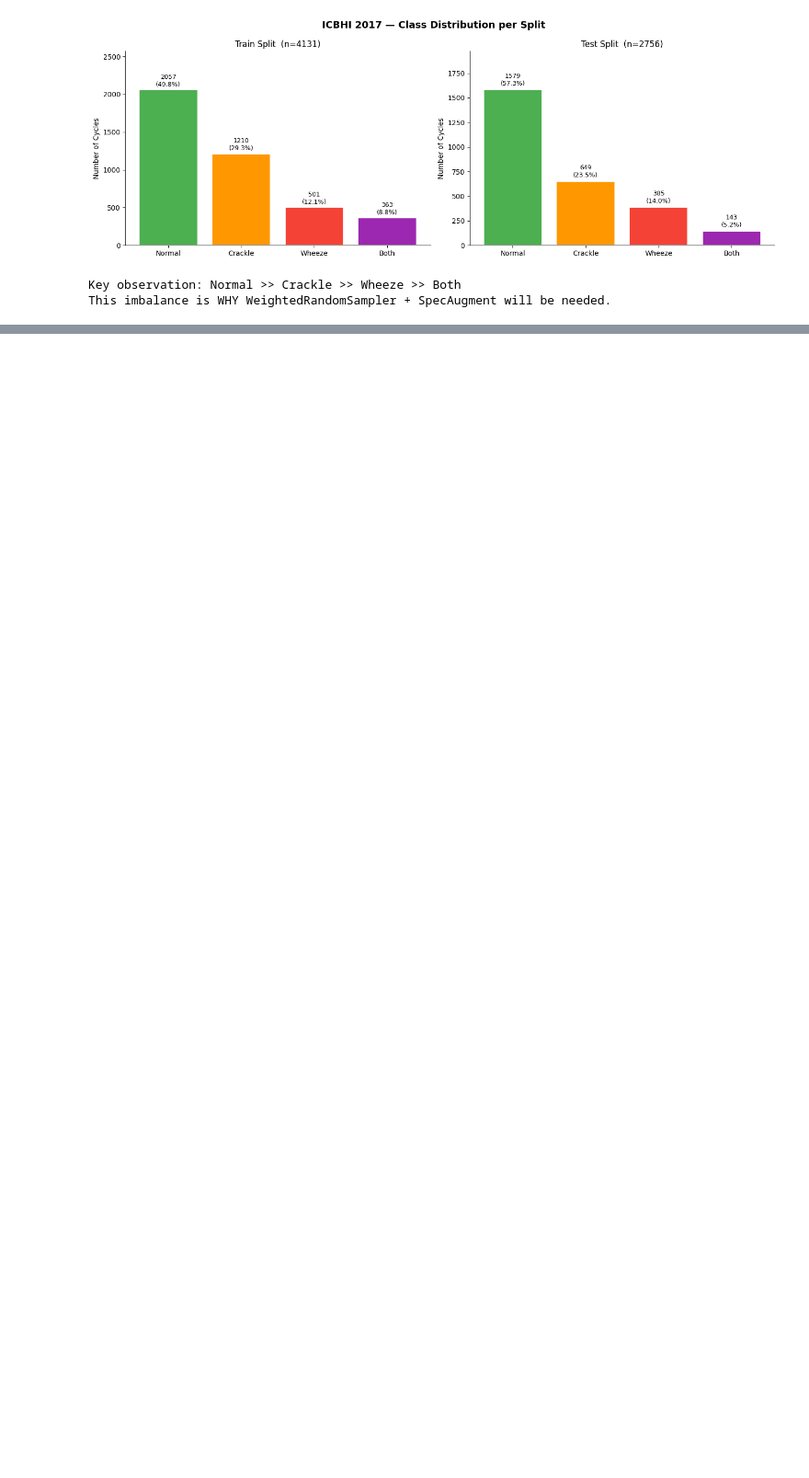
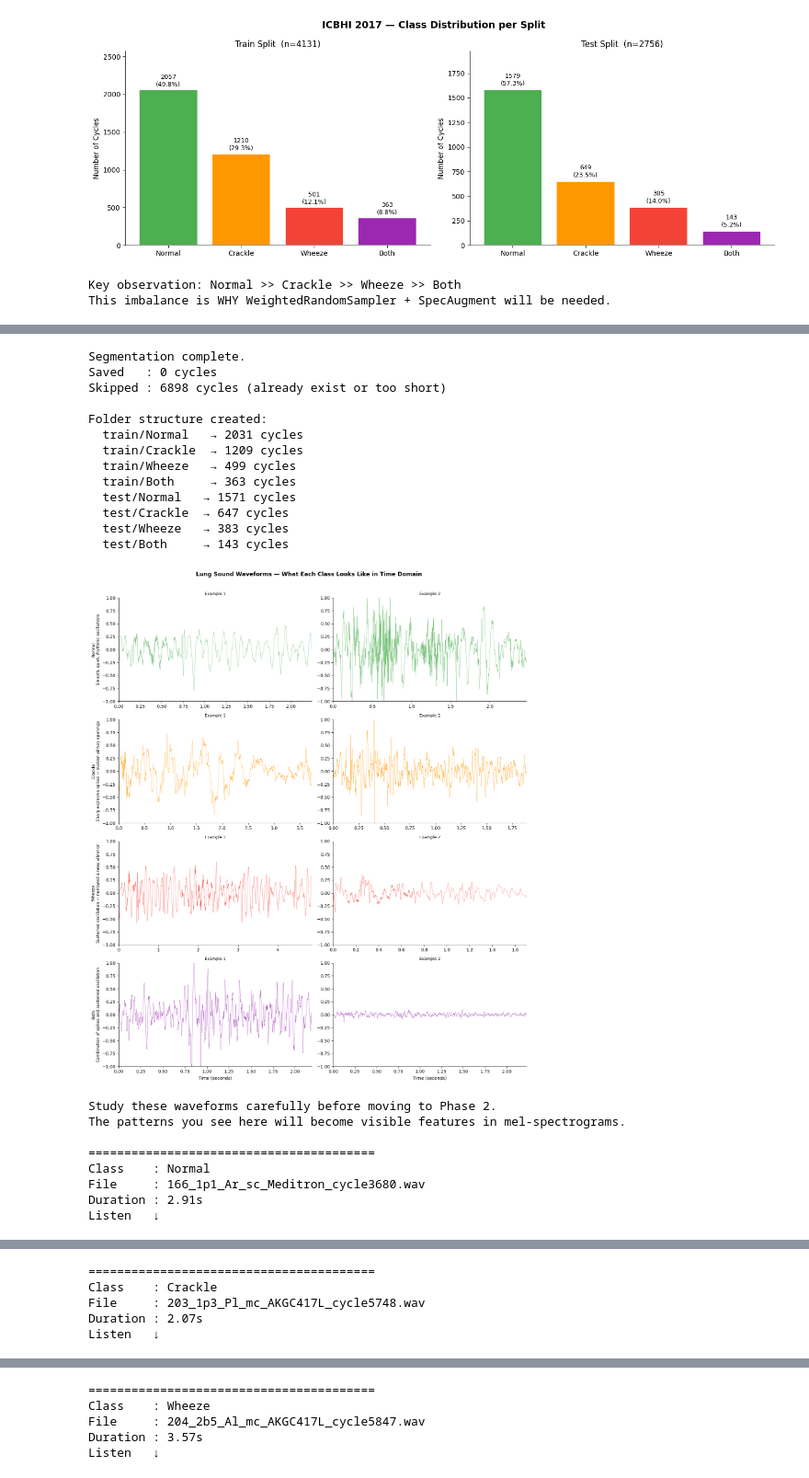
Before and after one commit to luqman-x/Pytorch-Practices, a Jupyter notebook: ICBHI Respiratory Classifier/Data&Audio_Fundementals.ipynb, the cells around one changed output, grey strips where cells are left out. Shown at 92% size. Drawn from its saved outputs; the diff is of its cells as text; code cells hidden in the pictures; blank space fills up the shorter version.

Commit message:
Uploading a working phase 1 code

```diff
--- a/ICBHI Respiratory Classifier/Data&Audio_Fundementals.ipynb
+++ b/ICBHI Respiratory Classifier/Data&Audio_Fundementals.ipynb
@@ -492,0 +730,9 @@ Playing audio in Colab...
+# %%
+audio_dir = os.path.join(CONFIG["raw_dir"], "audio_and_txt_files")
+sample_wav = list(Path(audio_dir).glob("*.wav"))[0]
+y, sr = demonstrate_audio_loading(str(sample_wav), CONFIG["target_sr"])
+segment_and_save_cycles(master_df, CONFIG["cycles_dir"], CONFIG["target_sr"])
+plot_waveforms_by_class(CONFIG["cycles_dir"], CONFIG["target_sr"])
+play_class_examples(CONFIG["cycles_dir"], CONFIG["target_sr"])
+phase1_summary_report(master_df)
+# %% [output]
@@ -492,0 +755,22 @@ Playing audio in Colab...
+Segmentation complete.
+Saved   : 0 cycles
+Skipped : 6898 cycles (already exist or too short)
+
+Folder structure created:
+  train/Normal   → 2031 cycles
+  train/Crackle  → 1209 cycles
+  train/Wheeze   → 499 cycles
+  train/Both     → 363 cycles
+  test/Normal   → 1571 cycles
+  test/Crackle  → 647 cycles
+  test/Wheeze   → 383 cycles
+  test/Both     → 143 cycles
+[figure, added]
+Study these waveforms carefully before moving to Phase 2.
+The patterns you see here will become visible features in mel-spectrograms.
+
+========================================
+Class    : Normal
+File     : 166_1p1_Ar_sc_Meditron_cycle3680.wav
+Duration : 2.91s
+Listen   ↓
@@ -492,0 +778,5 @@ Playing audio in Colab...
+========================================
+Class    : Crackle
+File     : 203_1p3_Pl_mc_AKGC417L_cycle5748.wav
+Duration : 2.07s
+Listen   ↓
@@ -492,0 +784,5 @@ Playing audio in Colab...
+========================================
+Class    : Wheeze
+File     : 204_2b5_Al_mc_AKGC417L_cycle5847.wav
+Duration : 3.57s
+Listen   ↓
```
Also changed, not shown: parts of 8 cells of this notebook.
